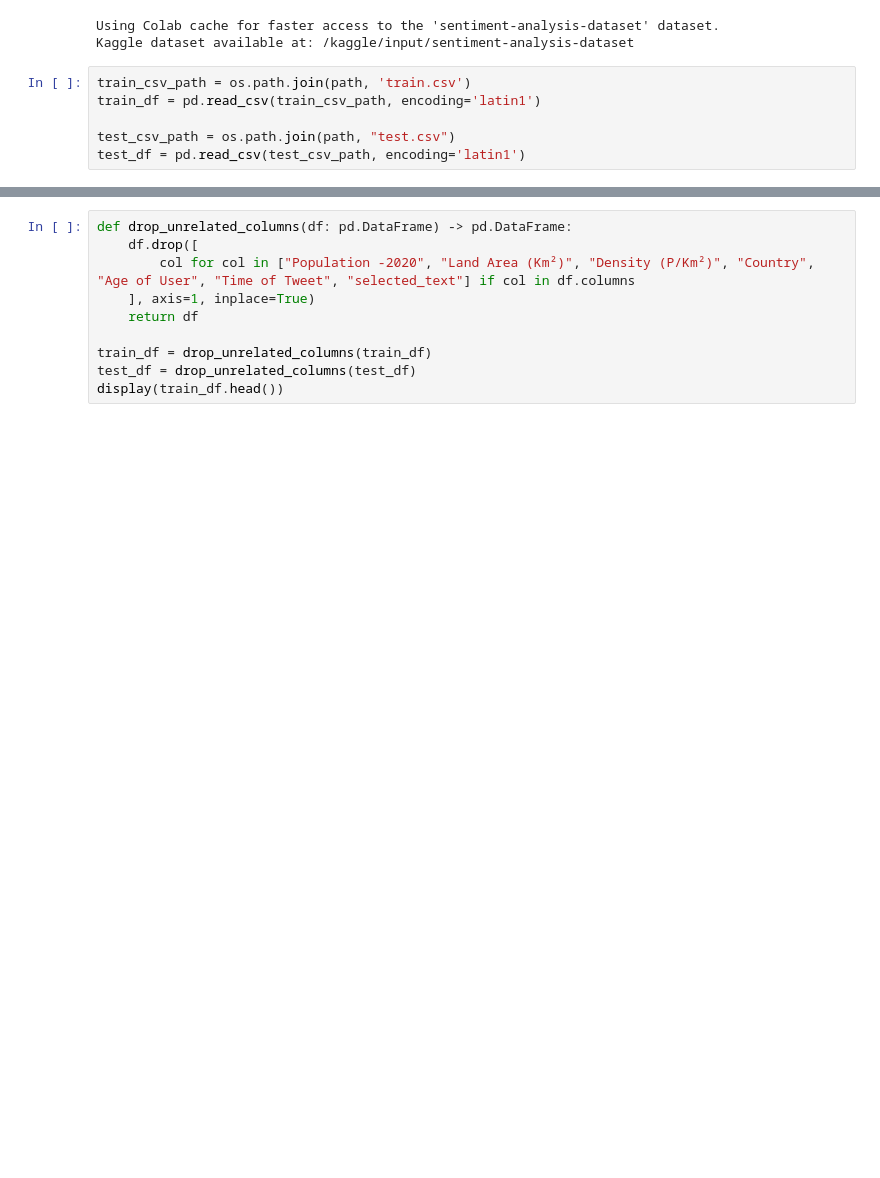
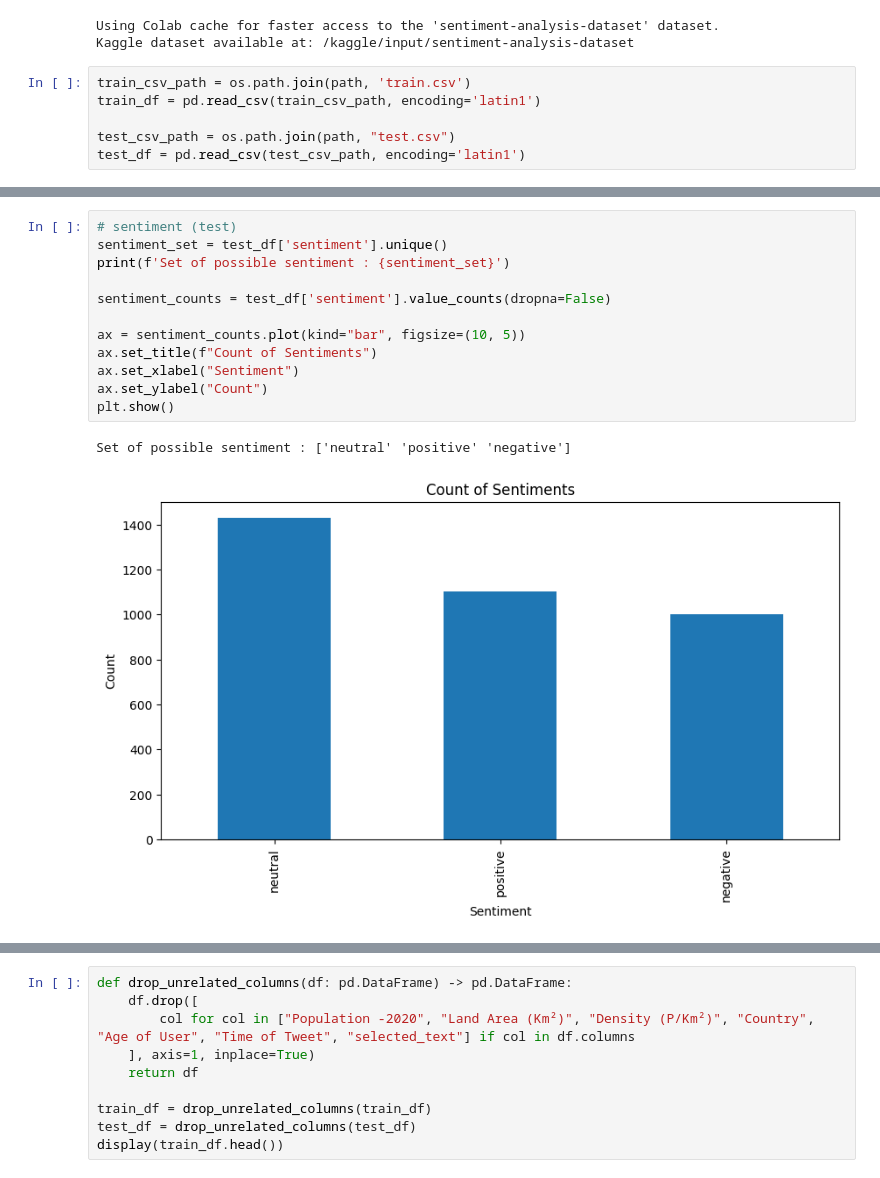
Before and after one commit to jinyang628/cs4248, a Jupyter notebook: CS4248.ipynb, the cells around one changed output, grey strips where cells are left out. Cells and saved outputs as stored; diff of their text form; blank space fills up the shorter version.

```diff
--- a/CS4248.ipynb
+++ b/CS4248.ipynb
@@ -73,0 +209,15 @@ test_df = pd.read_csv(test_csv_path, encoding='latin1')
+# %%
+# sentiment (test)
+sentiment_set = test_df['sentiment'].unique()
+print(f'Set of possible sentiment : {sentiment_set}')
+
+sentiment_counts = test_df['sentiment'].value_counts(dropna=False)
+
+ax = sentiment_counts.plot(kind="bar", figsize=(10, 5))
+ax.set_title(f"Count of Sentiments")
+ax.set_xlabel("Sentiment")
+ax.set_ylabel("Count")
+plt.show()
+# %% [output]
+Set of possible sentiment : ['neutral' 'positive' 'negative']
+[figure, added]
```
Also changed, not shown: parts of 36 cells of this notebook.
